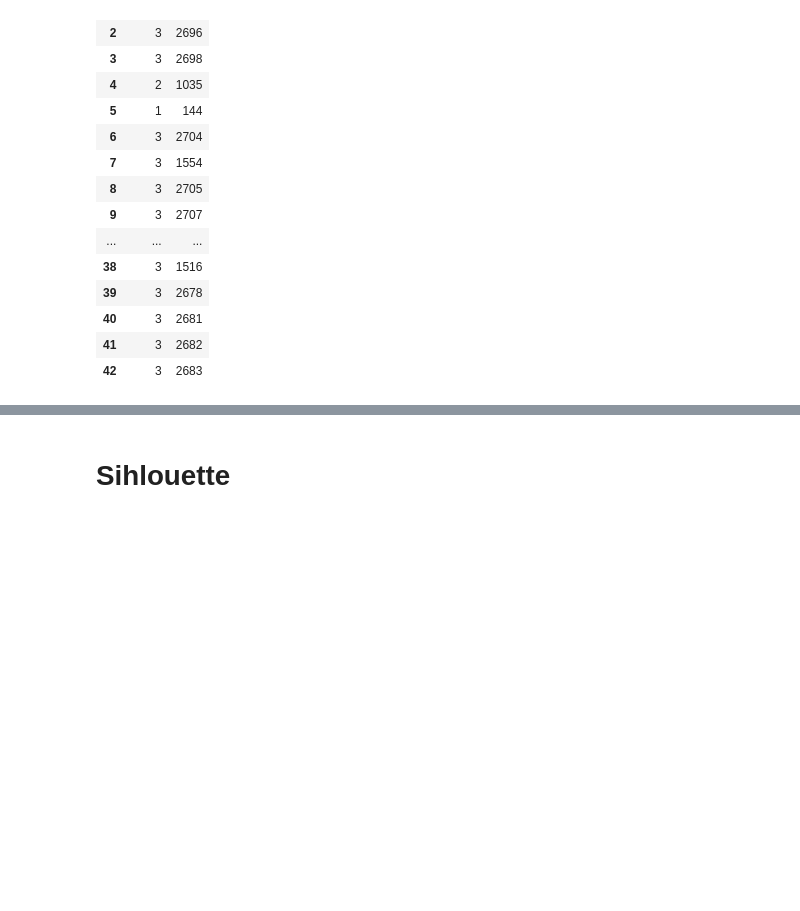
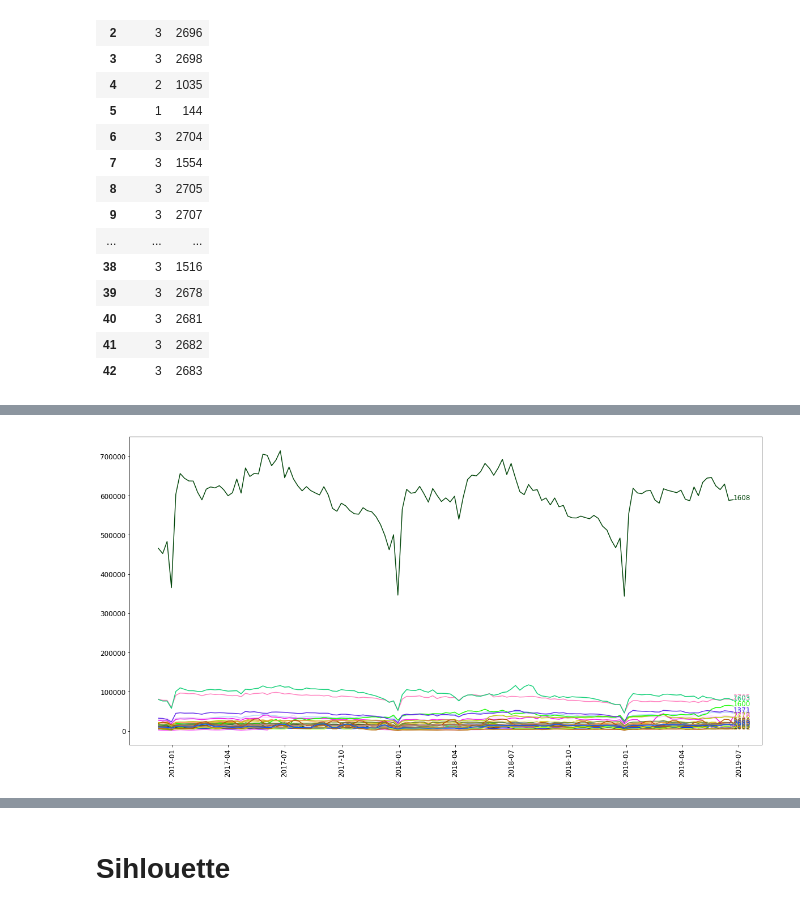
Before and after one commit to tommasofioravanti/DMTMCourseProject, a Jupyter notebook: notebooks/First_Clustering.ipynb, the cells around one changed output, grey strips where cells are left out. Drawn from its saved outputs; the diff is of its cells as text; code cells hidden in the pictures; blank space fills up the shorter version.

```diff
--- a/notebooks/First_Clustering.ipynb
+++ b/notebooks/First_Clustering.ipynb
@@ -371,0 +417,11 @@ df_cluster
+# %%
+
+mycolors = np.random.choice(list(mpl.colors.XKCD_COLORS.keys()), len(set(df.sku)), replace=False)
+plt.figure(figsize=(20,10))
+plt.xticks(rotation=90)
+for i in range(len(cluster3)):
+    plt.plot(train[train.sku==cluster3[i]].Date, train[train.sku==cluster3[i]].target,  color=mycolors[i])
+    last_x, last_y = train[train.sku==cluster3[i]].Date.values[-1], train[train.sku==cluster3[i]].target.values[-1]
+    plt.text(last_x, last_y, str(cluster3[i]), color=mycolors[i])
+# %% [output]
+[figure, added]
```
Also changed, not shown: parts of 12 cells of this notebook.
